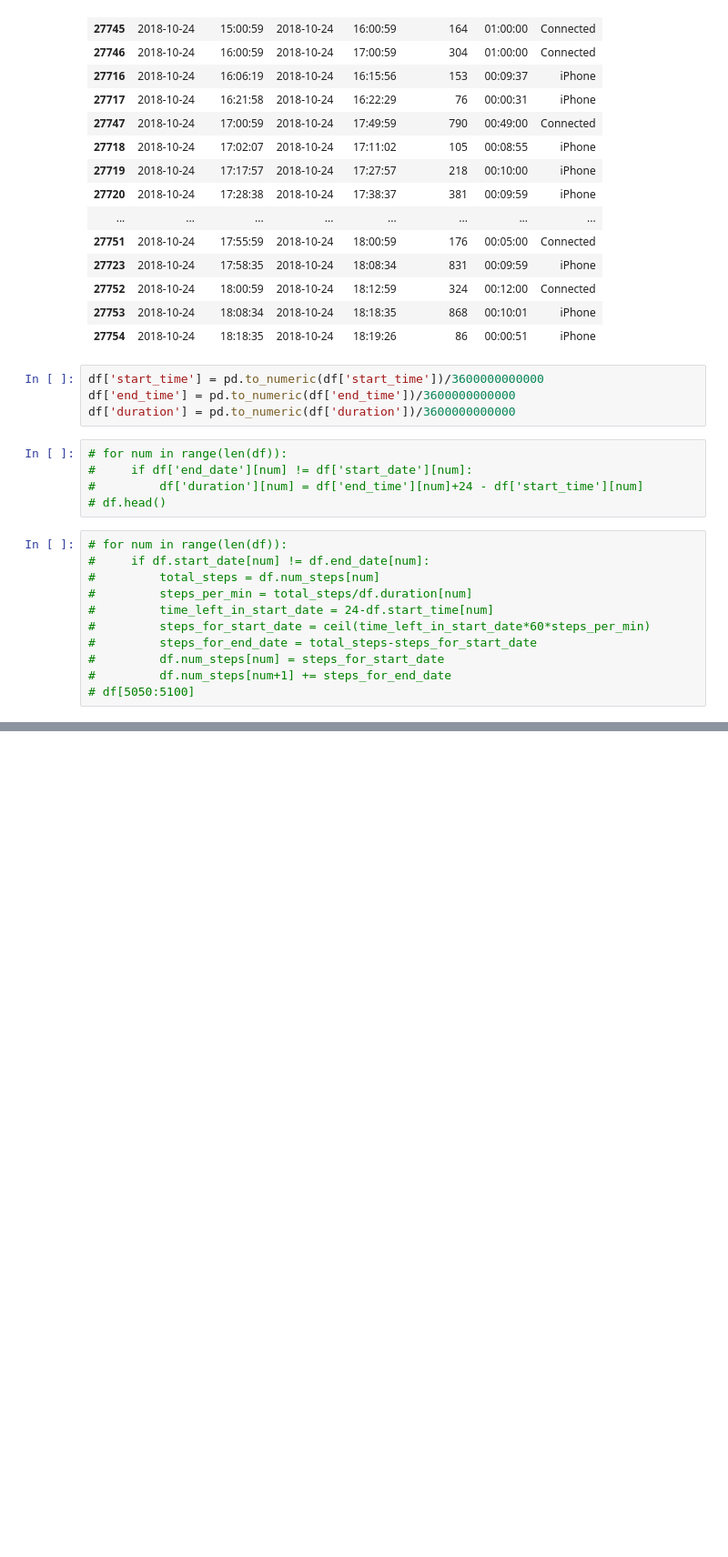
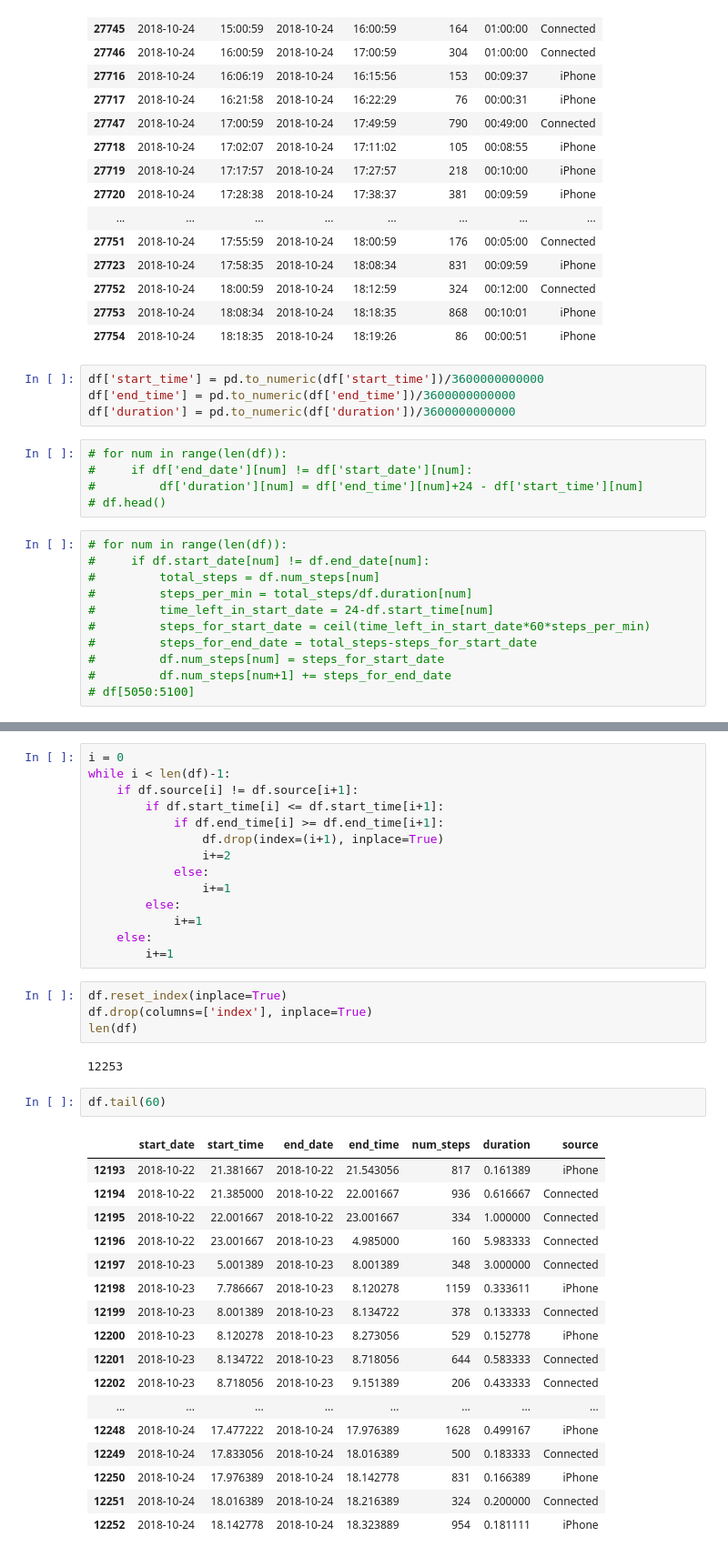
Before and after one commit to Data-is-life/Steps_Analysis, a Jupyter notebook: Steps_analysis.ipynb, the cells around one changed output, grey strips where cells are left out. Shown: that part at 91% size. Cells and saved outputs as stored; diff of their text form; blank space fills up the shorter version.

```diff
--- a/Steps_analysis.ipynb
+++ b/Steps_analysis.ipynb
@@ -179,0 +166,40 @@ df.head(60)
+# %%
+i = 0
+while i < len(df)-1:
+    if df.source[i] != df.source[i+1]:
+        if df.start_time[i] <= df.start_time[i+1]:
+            if df.end_time[i] >= df.end_time[i+1]:
+                df.drop(index=(i+1), inplace=True)
+                i+=2
+            else:
+                i+=1
+        else:
+            i+=1
+    else:
+        i+=1
+# %%
+df.reset_index(inplace=True)
+df.drop(columns=['index'], inplace=True)
+len(df)
+# %% [output]
+12253
+# %%
+df.tail(60)
+# %% [output]
+|  | start_date | start_time | end_date | end_time | num_steps | duration | source |
+| 12193 | 2018-10-22 | 21.381667 | 2018-10-22 | 21.543056 | 817 | 0.161389 | iPhone |
+| 12194 | 2018-10-22 | 21.385000 | 2018-10-22 | 22.001667 | 936 | 0.616667 | Connected |
+| 12195 | 2018-10-22 | 22.001667 | 2018-10-22 | 23.001667 | 334 | 1.000000 | Connected |
+| 12196 | 2018-10-22 | 23.001667 | 2018-10-23 | 4.985000 | 160 | 5.983333 | Connected |
+| 12197 | 2018-10-23 | 5.001389 | 2018-10-23 | 8.001389 | 348 | 3.000000 | Connected |
+| 12198 | 2018-10-23 | 7.786667 | 2018-10-23 | 8.120278 | 1159 | 0.333611 | iPhone |
+| 12199 | 2018-10-23 | 8.001389 | 2018-10-23 | 8.134722 | 378 | 0.133333 | Connected |
+| 12200 | 2018-10-23 | 8.120278 | 2018-10-23 | 8.273056 | 529 | 0.152778 | iPhone |
+| 12201 | 2018-10-23 | 8.134722 | 2018-10-23 | 8.718056 | 644 | 0.583333 | Connected |
+| 12202 | 2018-10-23 | 8.718056 | 2018-10-23 | 9.151389 | 206 | 0.433333 | Connected |
+| ... | ... | ... | ... | ... | ... | ... | ... |
+| 12248 | 2018-10-24 | 17.477222 | 2018-10-24 | 17.976389 | 1628 | 0.499167 | iPhone |
+| 12249 | 2018-10-24 | 17.833056 | 2018-10-24 | 18.016389 | 500 | 0.183333 | Connected |
+| 12250 | 2018-10-24 | 17.976389 | 2018-10-24 | 18.142778 | 831 | 0.166389 | iPhone |
+| 12251 | 2018-10-24 | 18.016389 | 2018-10-24 | 18.216389 | 324 | 0.200000 | Connected |
+| 12252 | 2018-10-24 | 18.142778 | 2018-10-24 | 18.323889 | 954 | 0.181111 | iPhone |
```
Also changed, not shown: parts of 6 cells of this notebook.
